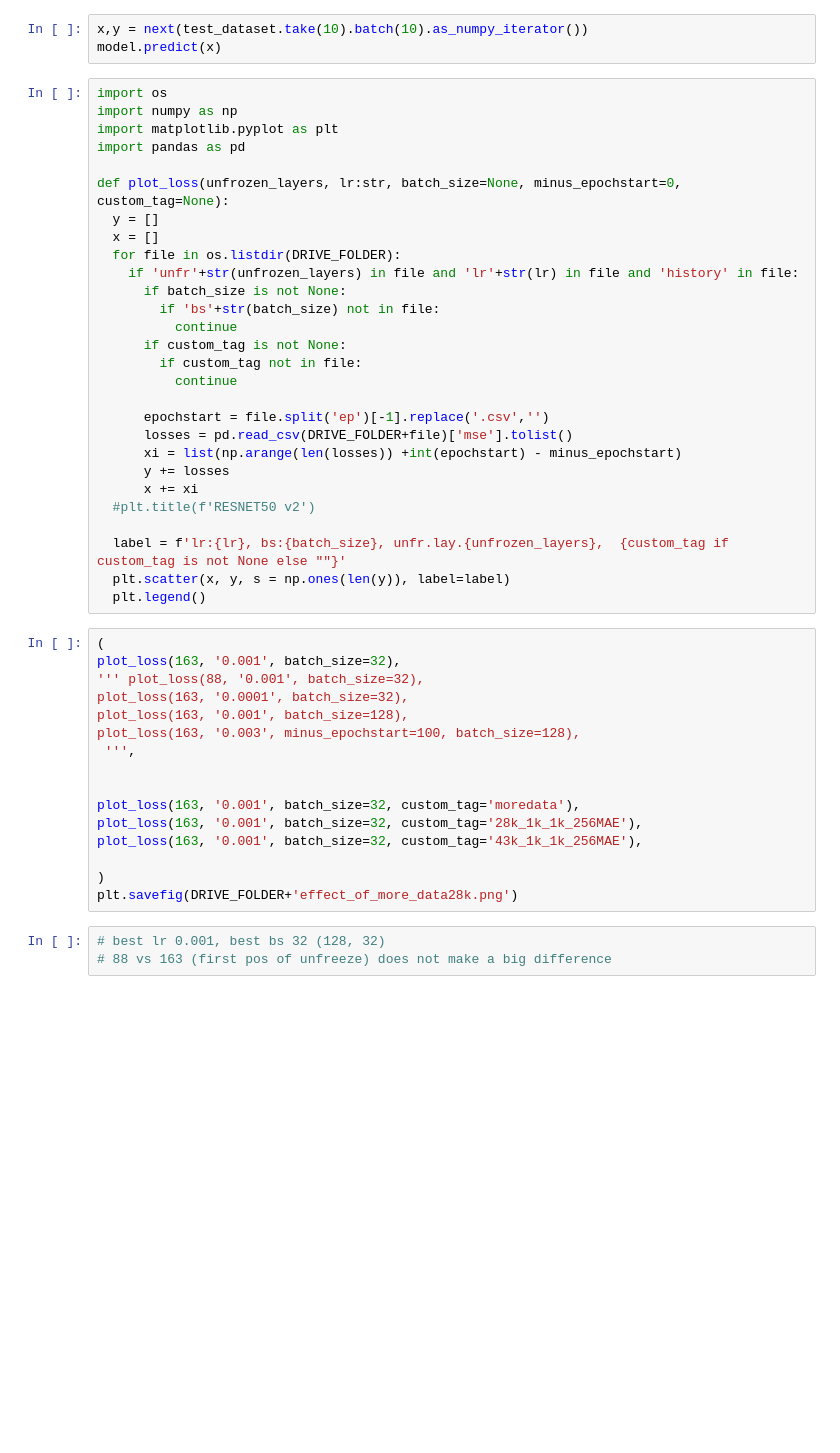
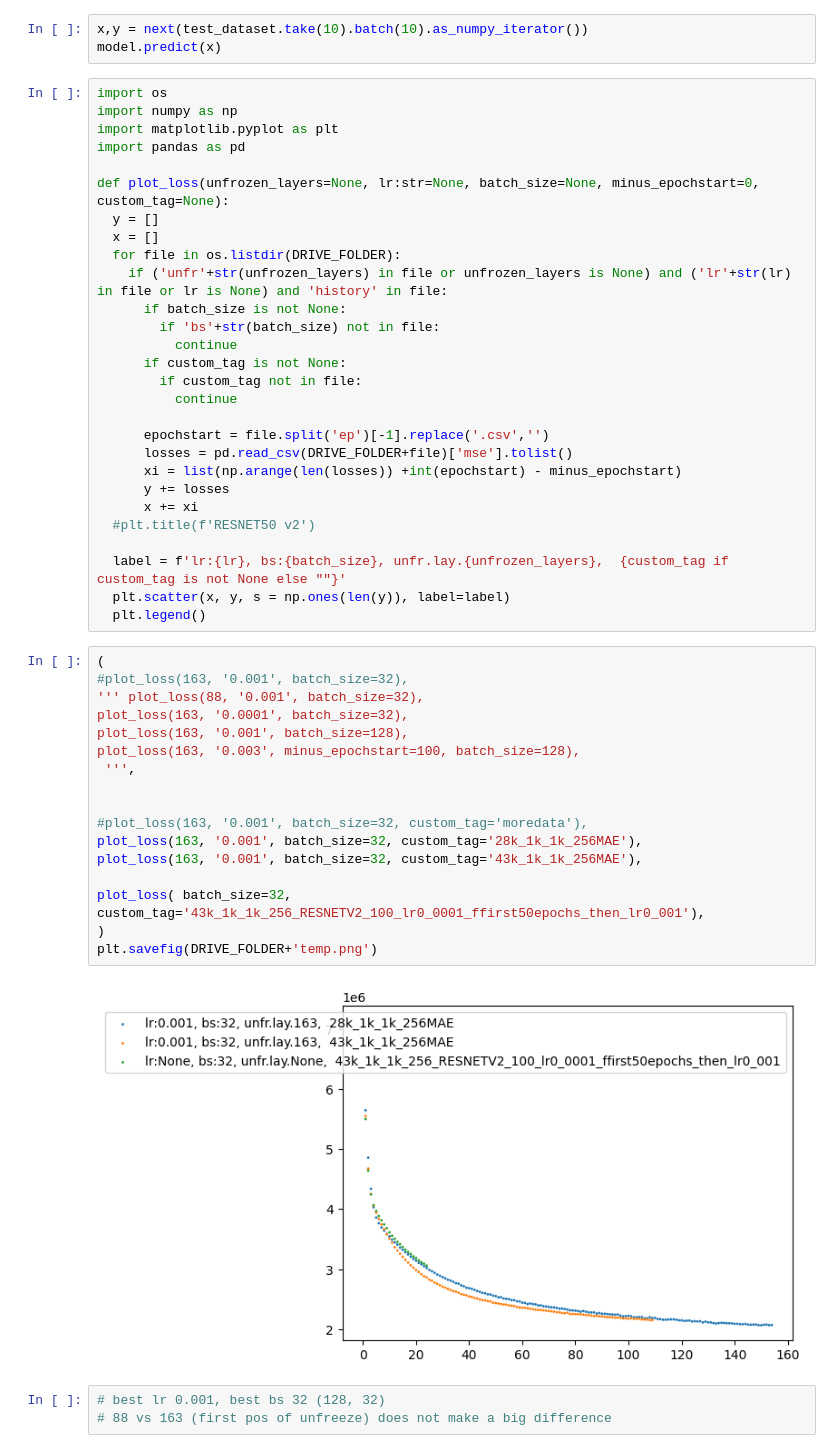
Before and after one commit to AmosDinh/BikePricePredict, a Jupyter notebook: BikePricePredict.ipynb, the cells around one changed output. Cells and saved outputs as stored; diff of their text form; blank space fills up the shorter version.

```diff
--- a/BikePricePredict.ipynb
+++ b/BikePricePredict.ipynb
@@ -307,11 +308,11 @@ import numpy as np
 import matplotlib.pyplot as plt
 import pandas as pd
 
-def plot_loss(unfrozen_layers, lr:str, batch_size=None, minus_epochstart=0, custom_tag=None):
+def plot_loss(unfrozen_layers=None, lr:str=None, batch_size=None, minus_epochstart=0, custom_tag=None):
   y = []
   x = []
   for file in os.listdir(DRIVE_FOLDER):
-    if 'unfr'+str(unfrozen_layers) in file and 'lr'+str(lr) in file and 'history' in file:
+    if ('unfr'+str(unfrozen_layers) in file or unfrozen_layers is None) and ('lr'+str(lr) in file or lr is None) and 'history' in file:
       if batch_size is not None:
         if 'bs'+str(batch_size) not in file:
           continue
@@ -331,20 +332,23 @@ def plot_loss(unfrozen_layers, lr:str, batch_size=None, minus_epochstart=0, cust
   plt.legend()
 # %%
 (
-plot_loss(163, '0.001', batch_size=32),
+#plot_loss(163, '0.001', batch_size=32),
 ''' plot_loss(88, '0.001', batch_size=32),
 plot_loss(163, '0.0001', batch_size=32),
 plot_loss(163, '0.001', batch_size=128),
 plot_loss(163, '0.003', minus_epochstart=100, batch_size=128),
  ''',
 
 
-plot_loss(163, '0.001', batch_size=32, custom_tag='moredata'),
+#plot_loss(163, '0.001', batch_size=32, custom_tag='moredata'),
 plot_loss(163, '0.001', batch_size=32, custom_tag='28k_1k_1k_256MAE'),
 plot_loss(163, '0.001', batch_size=32, custom_tag='43k_1k_1k_256MAE'),
 
+plot_loss( batch_size=32, custom_tag='43k_1k_1k_256_RESNETV2_100_lr0_0001_ffirst50epochs_then_lr0_001'),
 )
-plt.savefig(DRIVE_FOLDER+'effect_of_more_data28k.png')
+plt.savefig(DRIVE_FOLDER+'temp.png')
+# %% [output]
+[figure, added]
 # %%
 # best lr 0.001, best bs 32 (128, 32)
 # 88 vs 163 (first pos of unfreeze) does not make a big difference
```
Also changed, not shown: parts of 1 cell of this notebook.
